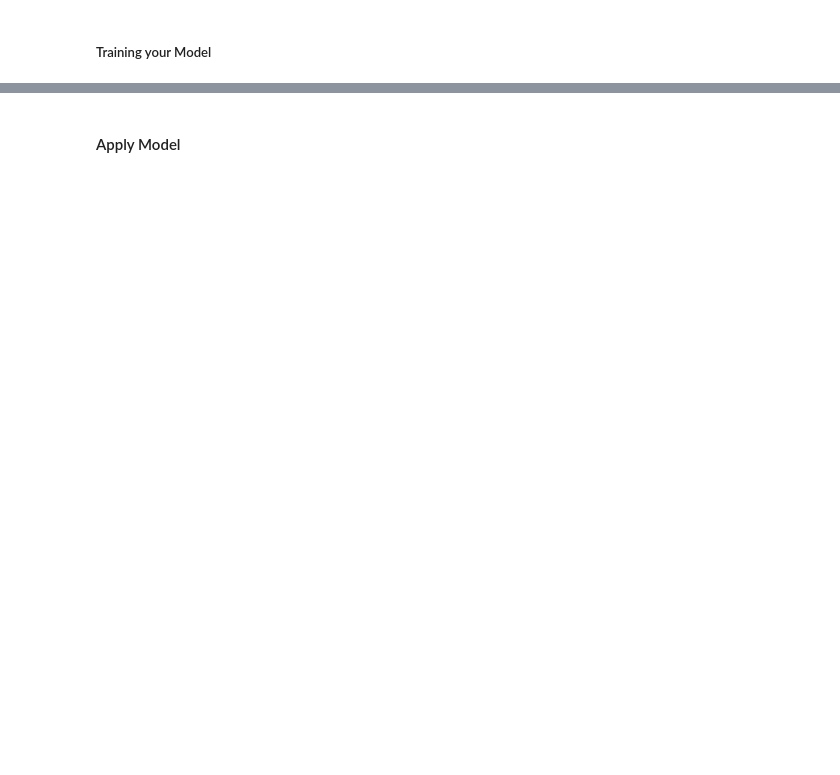
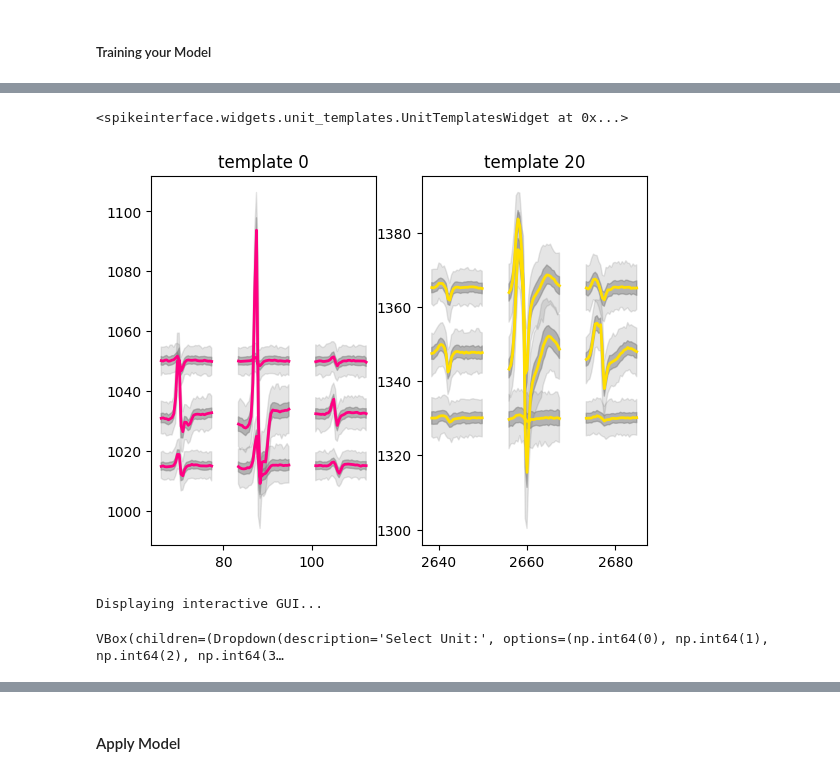
Before and after one commit to EHefti/DPQC, a Jupyter notebook: DPQC_Pipeline.ipynb, the cells around one changed output, grey strips where cells are left out. Cells and saved outputs as stored; diff of their text form; code cells hidden in the pictures; blank space fills up the shorter version.

Commit message:
run with real data

```diff
--- a/DPQC_Pipeline.ipynb
+++ b/DPQC_Pipeline.ipynb
@@ -256,8 +294,7 @@ template_gui(params_path)
 # %%
-# Note, you can set the number of cores you use using e.g.
-# si.set_global_job_kwargs(n_jobs = 8)
-
-os.environ['HDF5_PLUGIN_PATH'] = 'C:/Users/elias/OneDrive - ETH Zurich/2025FS - Master Thesis/1 - Scripts/Github/DPQC/MaxTwo_Quality_Control/'
+# !! This controlls how many cores you're using, only increase if the server is not used by others !!
+si.set_global_job_kwargs(n_jobs = 6) # For no parallelisation use n_jobs = -1
+os.environ['HDF5_PLUGIN_PATH'] = '/home/ehefti/Github/DPQC/MaxTwo_Quality_Control/'
 
 # Choose sorting to train the model on
 well_id = 'well001'
@@ -268,27 +305,8 @@ sorting_train = si.read_kilosort(folder_path=path_to_sorting)
 h5 = h5py.File(rec_path)
 rec_name = list(h5['wells'][well_id].keys())[0]
 rec_train = si.MaxwellRecordingExtractor(rec_path, stream_id=well_id, rec_name=rec_name)
-"""
-# For testing purposes
-len_1 = 15
-len_2 = 15
-rec_train, sorting_1 = si.generate_ground_truth_recording(num_channels=4, seed=1, num_units=len_1)
-_, sorting_2 =si.generate_ground_truth_recording(num_channels=4, seed=2, num_units=len_2)
-
-sorting_train = si.aggregate_units([sorting_1, sorting_2])
-"""
 
 
 analyzer = si.create_sorting_analyzer(sorting=sorting_train, recording=rec_train)
 analyzer.compute(['noise_levels','random_spikes','waveforms','templates'])
 analyzer.compute(['spike_locations','spike_amplitudes','correlograms','principal_components','quality_metrics','template_metrics'])
-
-
-"""
-label_path = Path(save_root) / well_id / 'sorter_output' / 'cluster_bc_unitType.tsv'
-df = pd.read_csv(label_path, sep='\t')
-manual_labels = ['good' if unit_type == 'GOOD' else 'bad' for unit_type in df['bc_unitType']]
-"""
-
-#labels = pd.read_csv(path_to_sorting / 'cluster_KSLabel.tsv', sep='\t')
-# manual_labels = ['good', 'good', 'good', 'good', 'good', 'bad', 'bad', 'bad', 'bad', 'bad']
@@ -295,2 +371,5 @@ manual_labels = ['good' if unit_type == 'GOOD' else 'bad' for unit_type in df['b
 # %%
-si.plot_unit_templates(analyzer, unit_ids=[0, 1], scale=5)
+si.plot_unit_templates(analyzer, unit_ids=[0, 20], scale=5)
+# %% [output]
+<spikeinterface.widgets.unit_templates.UnitTemplatesWidget at 0x...>
+[figure, added]
@@ -463,2 +545,8 @@ print(manual_labels['quality_label'].to_list())
+# %%
+# Interactive GUI to manually label your data
+updated_sorting = ul.interactive_unit_labeler(rec_train, sorting_train, analyzer, output_dir_for_labels='KiloSort_Quality_Control/')
+# %% [output]
+Displaying interactive GUI...
+VBox(children=(Dropdown(description='Select Unit:', options=(np.int64(0), np.int64(1), np.int64(2), np.int64(3…
 # %%
 model_folder = "models/"
```
Also changed, not shown: parts of 14 cells of this notebook, 8 other files.
